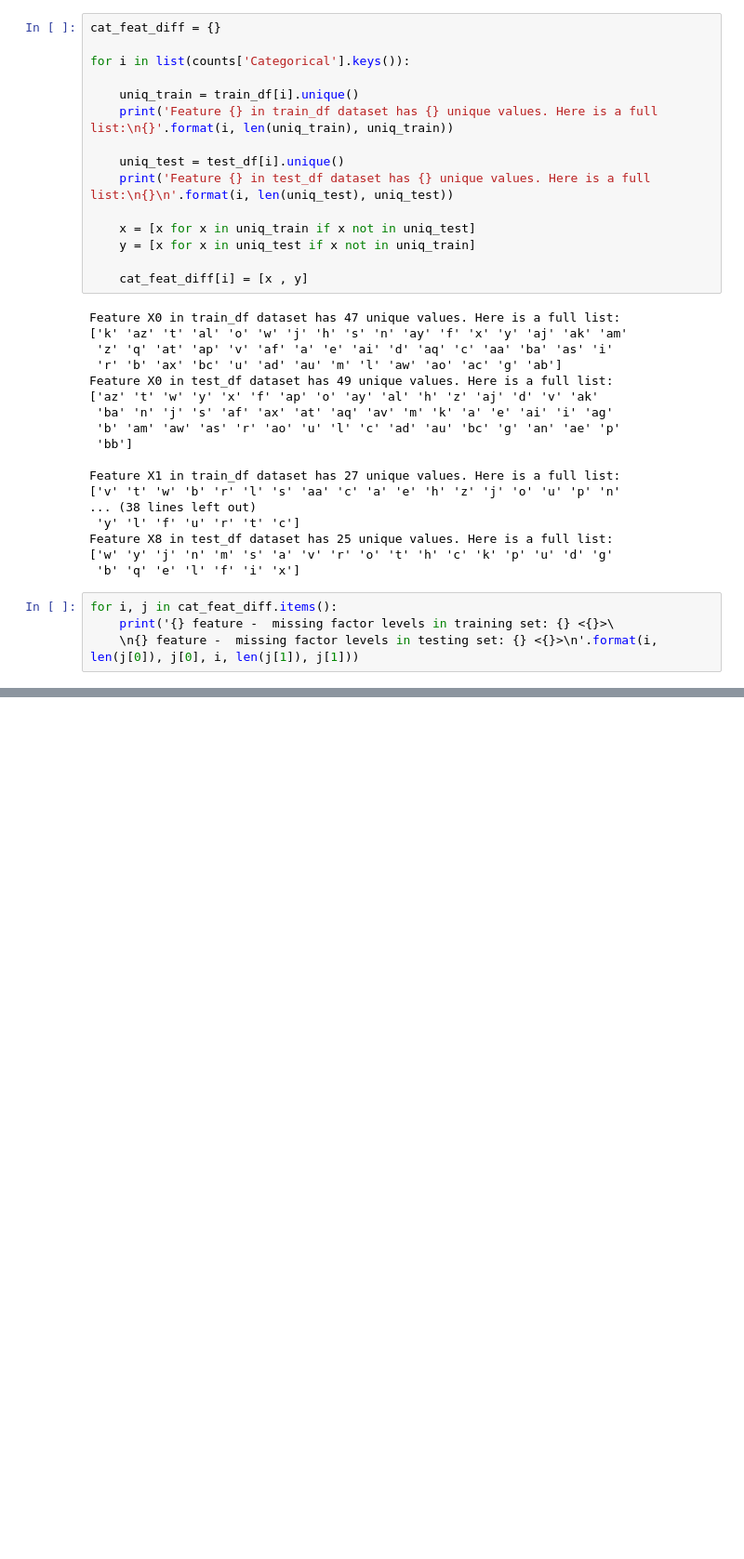
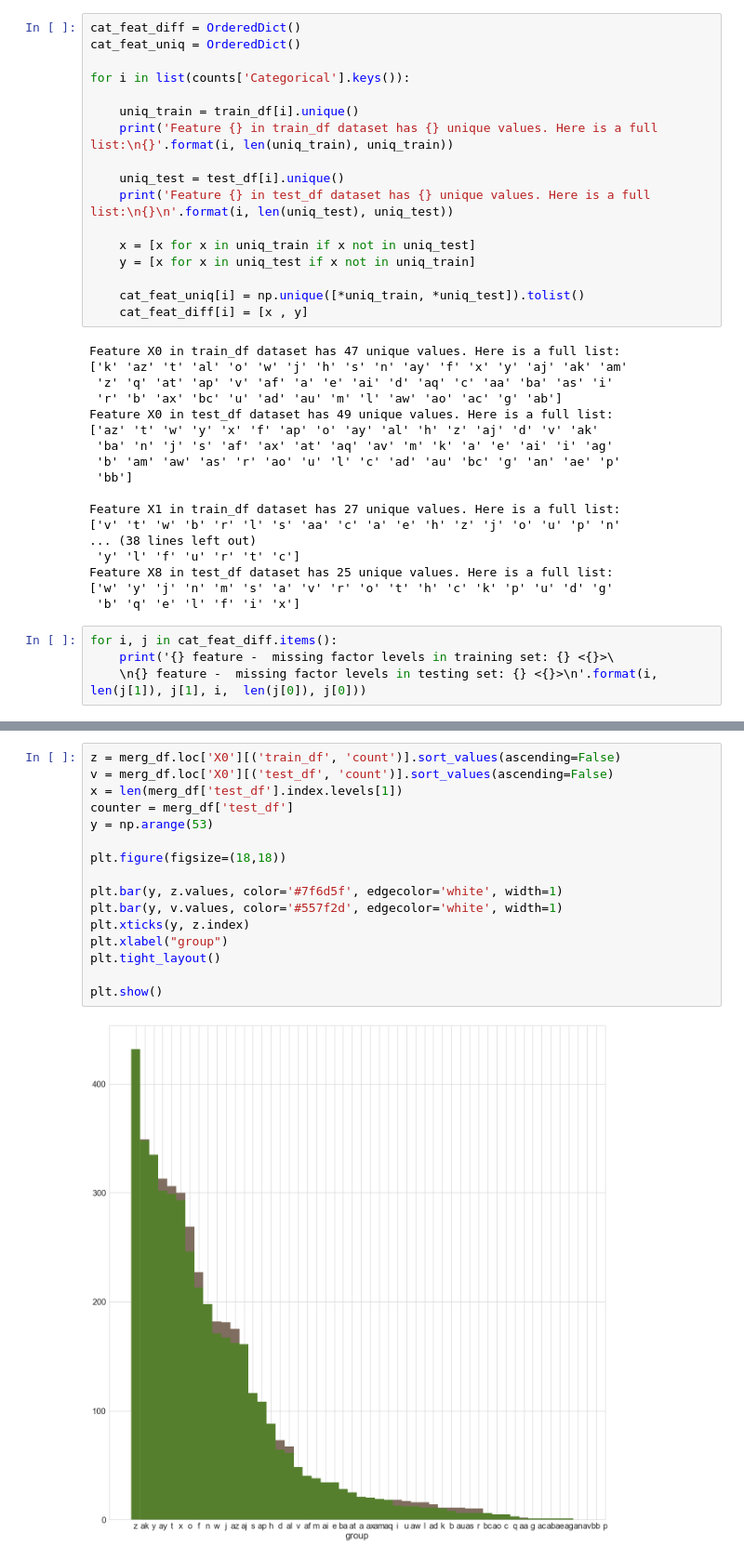
Before and after one commit to rpanasiuk/Machine-learning, a Jupyter notebook: greener_manufacturing/Mercedes.ipynb, the cells around one changed output, grey strips where cells are left out. Shown at 93% size. Cells and saved outputs as stored; diff of their text form; blank space fills up the shorter version.

```diff
--- a/greener_manufacturing/Mercedes.ipynb
+++ b/greener_manufacturing/Mercedes.ipynb
@@ -234,5 +234,6 @@ high_corr_df.head(10)
 # %%
-cat_feat_diff = {}
+cat_feat_diff = OrderedDict()
+cat_feat_uniq = OrderedDict()
 
 for i in list(counts['Categorical'].keys()):
 
@@ -245,6 +246,7 @@ for i in list(counts['Categorical'].keys()):
     x = [x for x in uniq_train if x not in uniq_test]
     y = [x for x in uniq_test if x not in uniq_train]
 
+    cat_feat_uniq[i] = np.unique([*uniq_train, *uniq_test]).tolist()
     cat_feat_diff[i] = [x , y]
 # %% [output]
 Feature X0 in train_df dataset has 47 unique values. Here is a full list:
@@ -267,5 +269,5 @@ Feature X8 in test_df dataset has 25 unique values. Here is a full list:
 # %%
 for i, j in cat_feat_diff.items():
     print('{} feature -  missing factor levels in training set: {} <{}>\
-    \n{} feature -  missing factor levels in testing set: {} <{}>\n'.format(i, len(j[0]), j[0], i, len(j[1]), j[1]))
+    \n{} feature -  missing factor levels in testing set: {} <{}>\n'.format(i, len(j[1]), j[1], i,  len(j[0]), j[0]))
 # %% [output]
@@ -350,0 +373,18 @@ feat_lvl_df
+# %%
+z = merg_df.loc['X0'][('train_df', 'count')].sort_values(ascending=False)
+v = merg_df.loc['X0'][('test_df', 'count')].sort_values(ascending=False)
+x = len(merg_df['test_df'].index.levels[1])
+counter = merg_df['test_df']
+y = np.arange(53)
+
+plt.figure(figsize=(18,18))
+
+plt.bar(y, z.values, color='#7f6d5f', edgecolor='white', width=1)
+plt.bar(y, v.values, color='#557f2d', edgecolor='white', width=1)
+plt.xticks(y, z.index)
+plt.xlabel("group")
+plt.tight_layout()
+
+plt.show()
+# %% [output]
+[figure, added]
```
Also changed, not shown: parts of 18 cells of this notebook.
